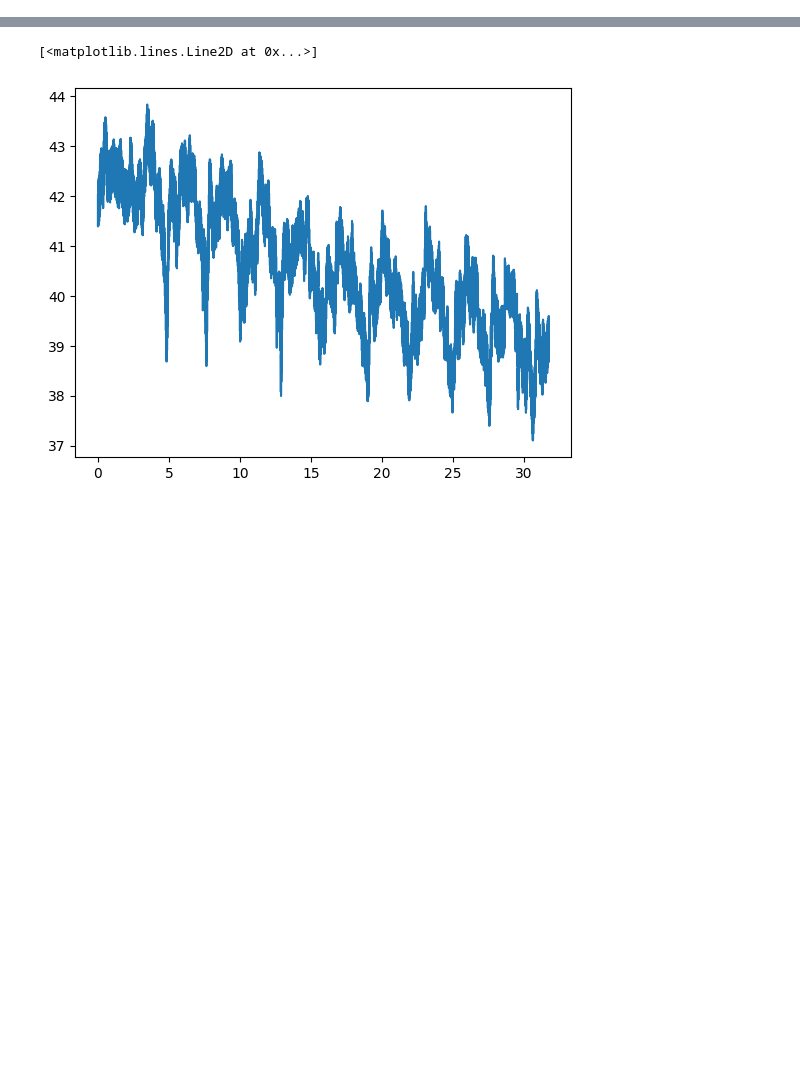
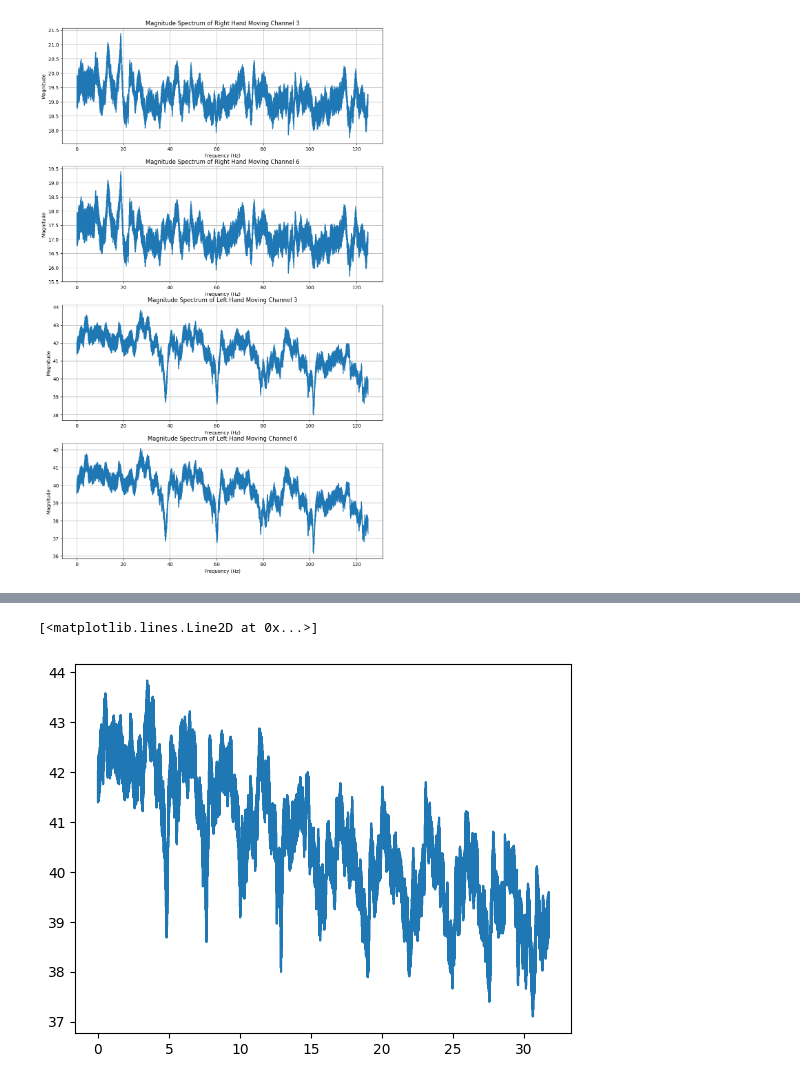
Before and after one commit to max-raney/adaptive_eeg, a Jupyter notebook: new.ipynb, the cells around one changed output, grey strips where cells are left out. Saved outputs shown, nothing was run; the diff lists cells and outputs as text; code cells hidden in the pictures; blank space fills up the shorter version.

```diff
--- a/new.ipynb
+++ b/new.ipynb
@@ -36,0 +73,50 @@ plt.plot(t_right, channel_3_right)
+# %%
+plt.figure(figsize=(12, 20))
+
+plt.subplot(4, 1, 1)
+fft_result_3_right = np.fft.fft(channel_3_right)
+N = len(channel_3_right)
+frequencies_3_right = np.fft.fftfreq(N, 1/sampling_rate)
+magnitudes_3_right = np.abs(fft_result_3_right)
+plt.plot(frequencies_3_right[:N // 2], magnitudes_3_right[:N // 2])
+plt.title('Magnitude Spectrum of Right Hand Moving Channel 3')
+plt.xlabel('Frequency (Hz)')
+plt.ylabel('Magnitude')
+plt.grid(True)
+
+plt.subplot(4, 1, 2)
+fft_result_6_right = np.fft.fft(channel_6_right)
+N = len(channel_6_right)
+frequencies_6_right = np.fft.fftfreq(N, 1/sampling_rate)
+magnitudes_6_right = np.abs(fft_result_6_right)
+plt.plot(frequencies_6_right[:N // 2], magnitudes_6_right[:N // 2])
+plt.title('Magnitude Spectrum of Right Hand Moving Channel 6')
+plt.xlabel('Frequency (Hz)')
+plt.ylabel('Magnitude')
+plt.grid(True)
+
+plt.subplot(4, 1, 3)
+fft_result_3_left = np.fft.fft(channel_3_left)
+N = len(channel_3_left)
+frequencies_3_left = np.fft.fftfreq(N, 1/sampling_rate)
+magnitudes_3_left = np.abs(fft_result_3_left)
+plt.plot(frequencies_3_left[:N // 2], magnitudes_3_left[:N // 2])
+plt.title('Magnitude Spectrum of Left Hand Moving Channel 3')
+plt.xlabel('Frequency (Hz)')
+plt.ylabel('Magnitude')
+plt.grid(True)
+
+plt.subplot(4, 1, 4)
+fft_result_6_left = np.fft.fft(channel_6_left)
+N = len(channel_6_left)
+frequencies_6_left = np.fft.fftfreq(N, 1/sampling_rate)
+magnitudes_6_left = np.abs(fft_result_6_left)
+plt.plot(frequencies_6_left[:N // 2], magnitudes_6_left[:N // 2])
+plt.title('Magnitude Spectrum of Left Hand Moving Channel 6')
+plt.xlabel('Frequency (Hz)')
+plt.ylabel('Magnitude')
+plt.grid(True)
+
+plt.show()
+# %% [output]
+[figure, added]
```
Also changed, not shown: parts of 9 cells of this notebook.
